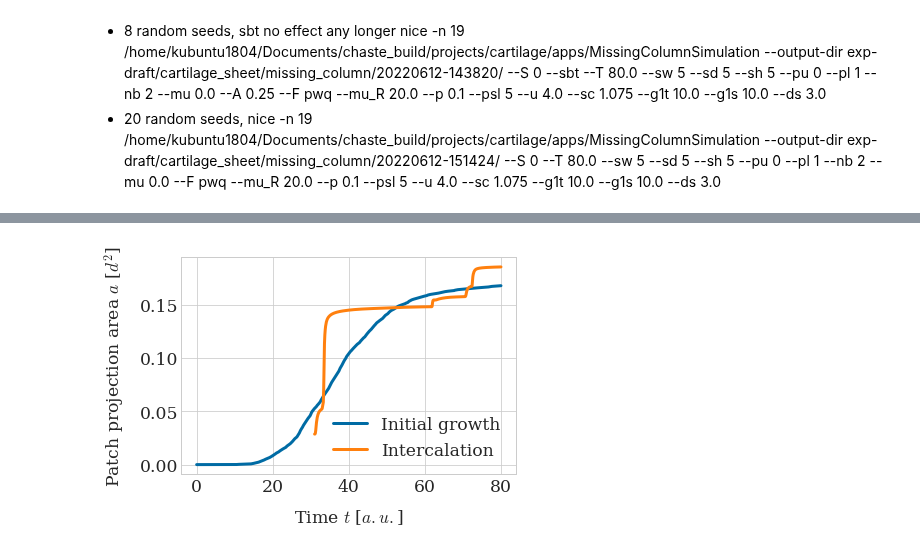
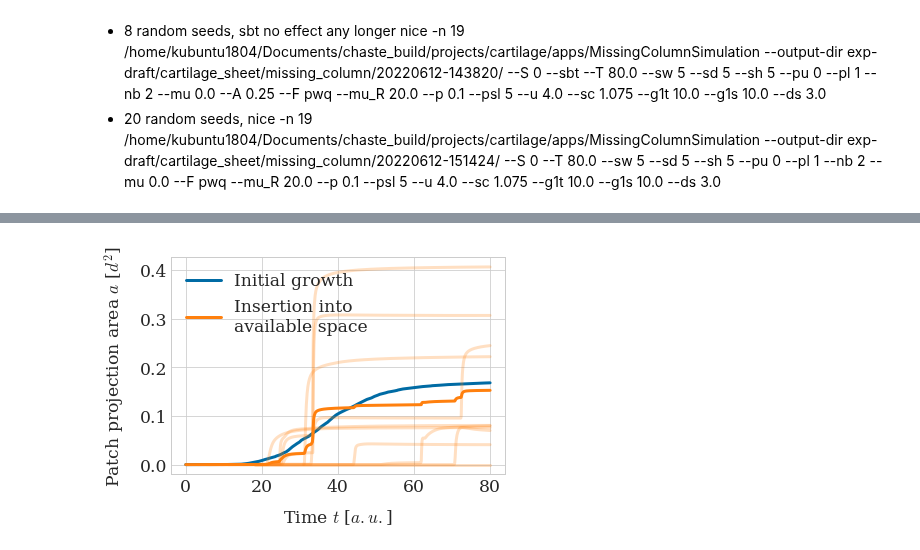
Before and after one commit to somathias/CartilageCBM, a Jupyter notebook: exp-missing_column.ipynb, the cells around one changed output, grey strips where cells are left out. Cells and saved outputs as stored; diff of their text form; code cells hidden in the pictures.

Commit message:
Make plots for missing column experiment

```diff
--- a/exp-missing_column.ipynb
+++ b/exp-missing_column.ipynb
@@ -126,36 +156,38 @@ with open(path_to_label_files+'missing_column', 'w') as f:
 # %%
+
+
 # Compare with column growth, psl =5
 # time steps are consistent across runs, so it's sufficient to load them from a single path
 times_d, coords_d = sm.read_in_data('/home/kubuntu1804/Documents/sf_simulation_results/'+dir_comparison + '0/results_from_time_0/')
 
 ppa_av_d = np.zeros(times_d.shape)
 #for seed in range(6):
 for seed in range(8):
     #print(seed)
     ppa = np.loadtxt('/home/kubuntu1804/Documents/sf_simulation_results/'+dir_comparison+str(seed)+'/results_from_time_0/metrics_results/data_patch_projection_area_av.txt', dtype=float)
     #plt.plot(times_d, ppa, color=defcolors[5], alpha=0.5)
     ppa_av_d = ppa_av_d + ppa
 ppa_av_d = ppa_av_d /8
 plt.plot(times_d, ppa_av_d, color=defcolors[0], label='Initial growth')
 
 # time steps are consistent across runs, so it's sufficient to load them from a single path
 times_d, coords_d = sm.read_in_data('/home/kubuntu1804/Documents/sf_simulation_results/'+dir_missing_column+ '0/results_from_time_0/')
 
 ppa_av_d = np.zeros(times_d.shape)
 #for seed in range(6):
-for seed in range(8):
+for seed in range(n_seeds):
     #print(seed)
     ppa = np.loadtxt('/home/kubuntu1804/Documents/sf_simulation_results/'+dir_missing_column+str(seed)+'/results_from_time_0/metrics_results/data_patch_projection_area_av.txt', dtype=float)
-    #plt.plot(times_d, ppa, color=defcolors[1], alpha=0.5)
-    ppa_av_d = ppa_av_d + ppa
-ppa_av_d = ppa_av_d /8
-plt.plot(times_d, ppa_av_d, color=defcolors[1], label='Intercalation')
+    plt.plot(times_d, ppa, color=defcolors[1], alpha=0.25)
+    ppa_av_d = np.nansum(np.vstack((ppa_av_d, ppa)), axis=0)
+ppa_av_d = ppa_av_d /n_seeds
+plt.plot(times_d, ppa_av_d, color=defcolors[1], label='Insertion into \navailable space')
 
 #plt.legend()
 plt.xlabel('Time $t$ [$a.u.$]')
 plt.ylabel('Patch projection area $a$ [$d^2$]')
-plt.legend()
+plt.legend(loc=2)
 
 plt.savefig(path_to_plots+'intercalation_missing_column.pdf', bbox_inches='tight', dpi=600)
 # %% [output]
-[figure, old version]
+[figure, new version]
```
Also changed, not shown: parts of 6 cells of this notebook, 2 other files.
